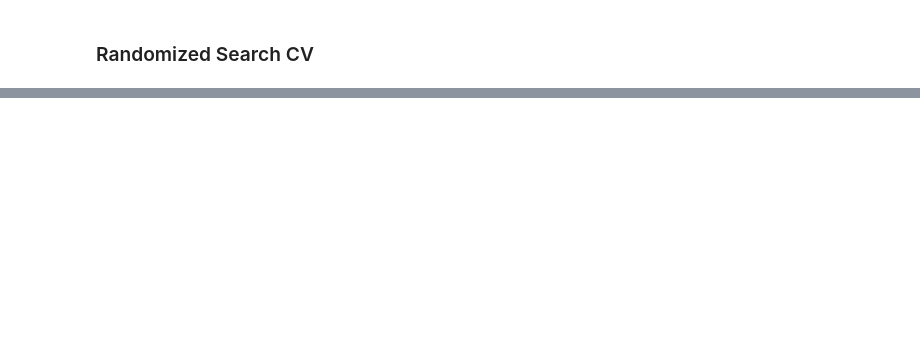
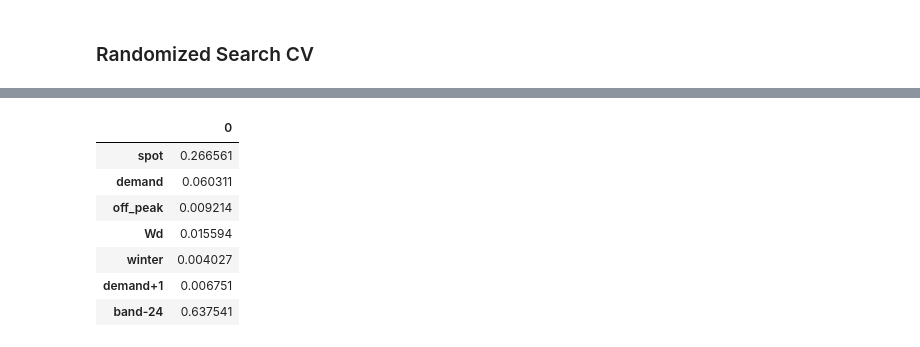
Before and after one commit to NonoMalpi/Secondary_band, a Jupyter notebook: Secondary band model.ipynb, the cells around one changed output, grey strips where cells are left out. Cells and saved outputs as stored; diff of their text form; code cells hidden in the pictures; blank space fills up the shorter version.

```diff
--- a/Secondary band model.ipynb
+++ b/Secondary band model.ipynb
@@ -88,3 +106,5 @@ Y = spot_band_demand['band'].values
+# %%
+features_list = spot_band_demand.drop(labels=['hour', 'weekday','season', 'band'], axis=1).columns.tolist()
 # %%
 #Split data set into train and test
 x_train, x_test, y_train, y_test = train_test_split(X, Y, train_size=0.8,
@@ -221,0 +245,11 @@ print(mean_absolute_error(y_test, tree.predict(x_test)), mean_squared_error(y_te
+# %%
+pd.DataFrame(data=tree.feature_importances_, index=features_list)
+# %% [output]
+|  | 0 |
+| spot | 0.266561 |
+| demand | 0.060311 |
+| off_peak | 0.009214 |
+| Wd | 0.015594 |
+| winter | 0.004027 |
+| demand+1 | 0.006751 |
+| band-24 | 0.637541 |
```
Also changed, not shown: parts of 25 cells of this notebook.
